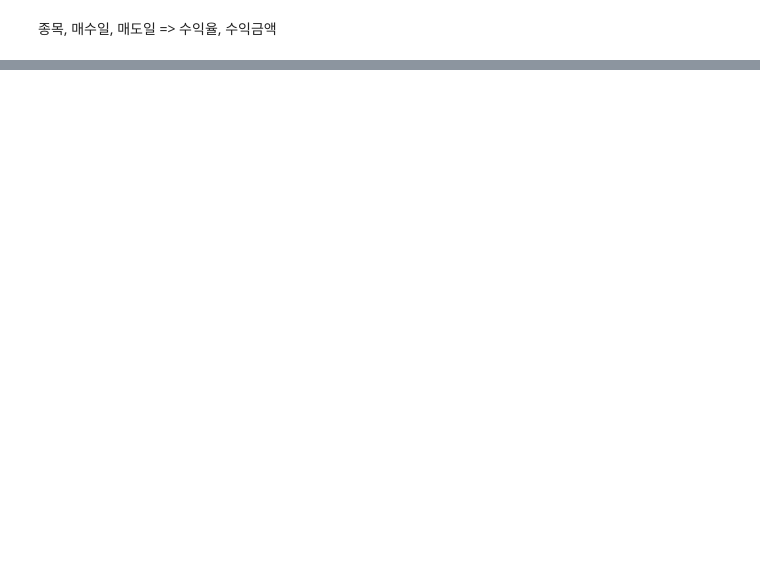
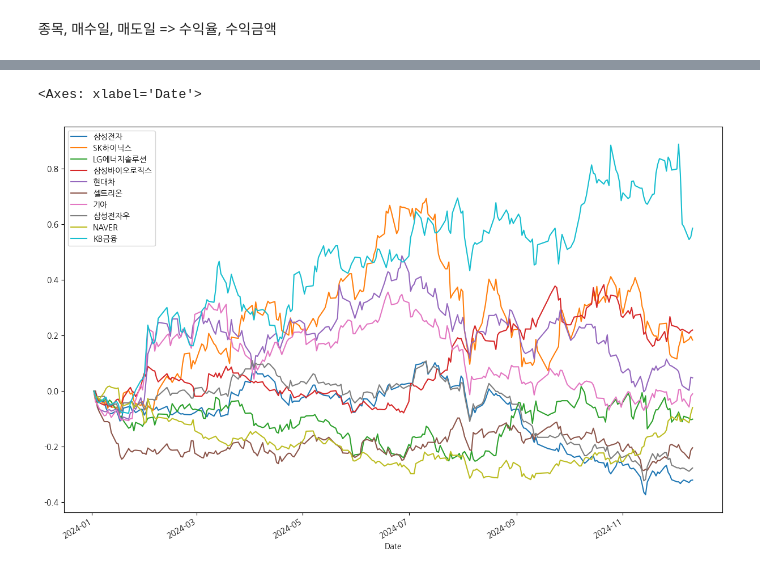
Before and after one commit to june2598/pythonstudy, a Jupyter notebook: stock/stock_analysis_5(여러종목 주가 추이비교).ipynb, the cells around one changed output, grey strips where cells are left out. Cells and saved outputs as stored; diff of their text form; code cells hidden in the pictures; blank space fills up the shorter version.

```diff
--- a/stock/stock_analysis_5(여러종목 주가 추이비교).ipynb
+++ b/stock/stock_analysis_5(여러종목 주가 추이비교).ipynb
@@ -351,0 +361,5 @@ tmp2[['KB금융','NAVER']].plot(figsize=(15,10), secondary_y='NAVER')
+# %%
+tmp2.plot(figsize=(15,10))
+# %% [output]
+<Axes: xlabel='Date'>
+[figure, added]
```
Also changed, not shown: parts of 23 cells of this notebook, 27 other files.
